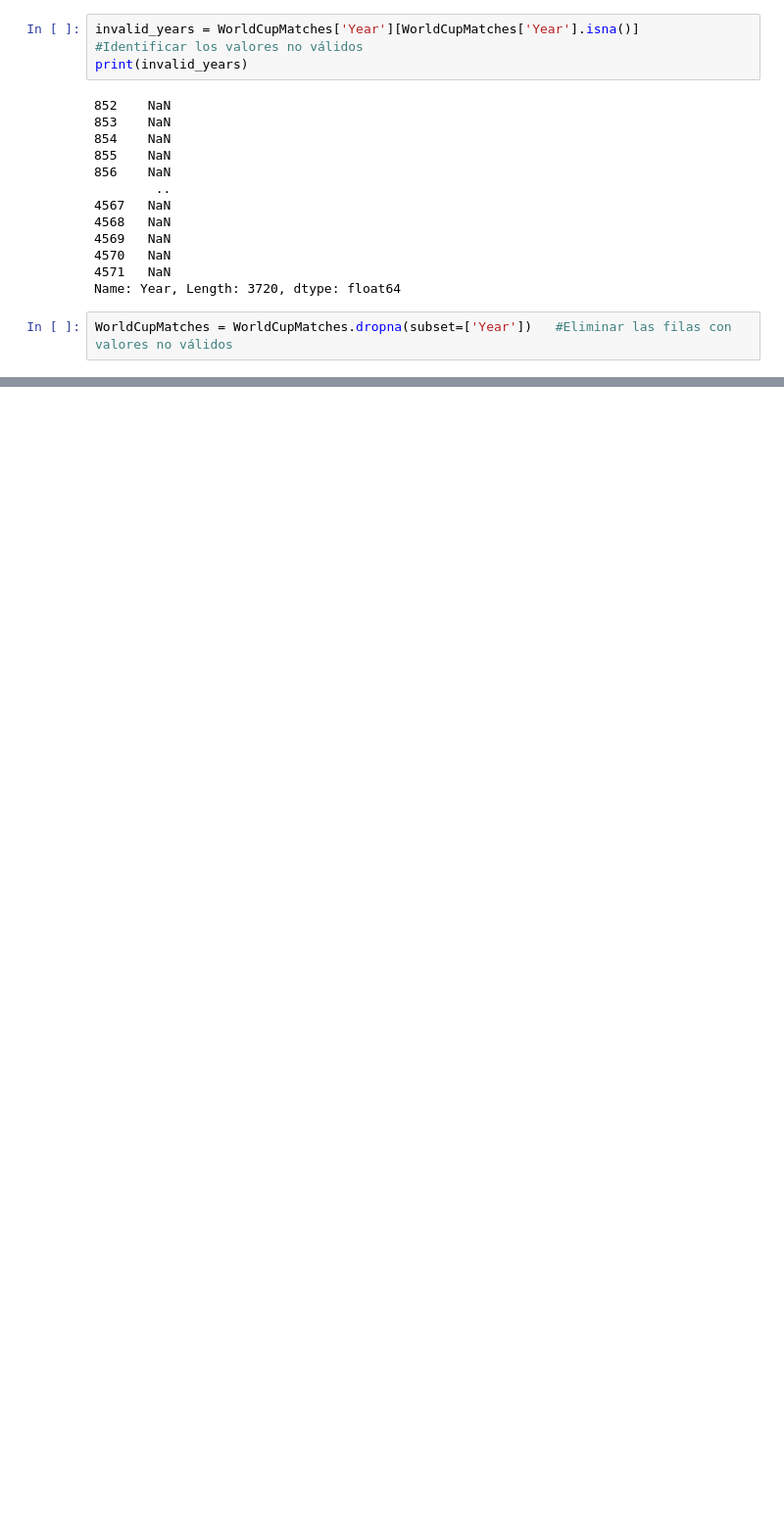
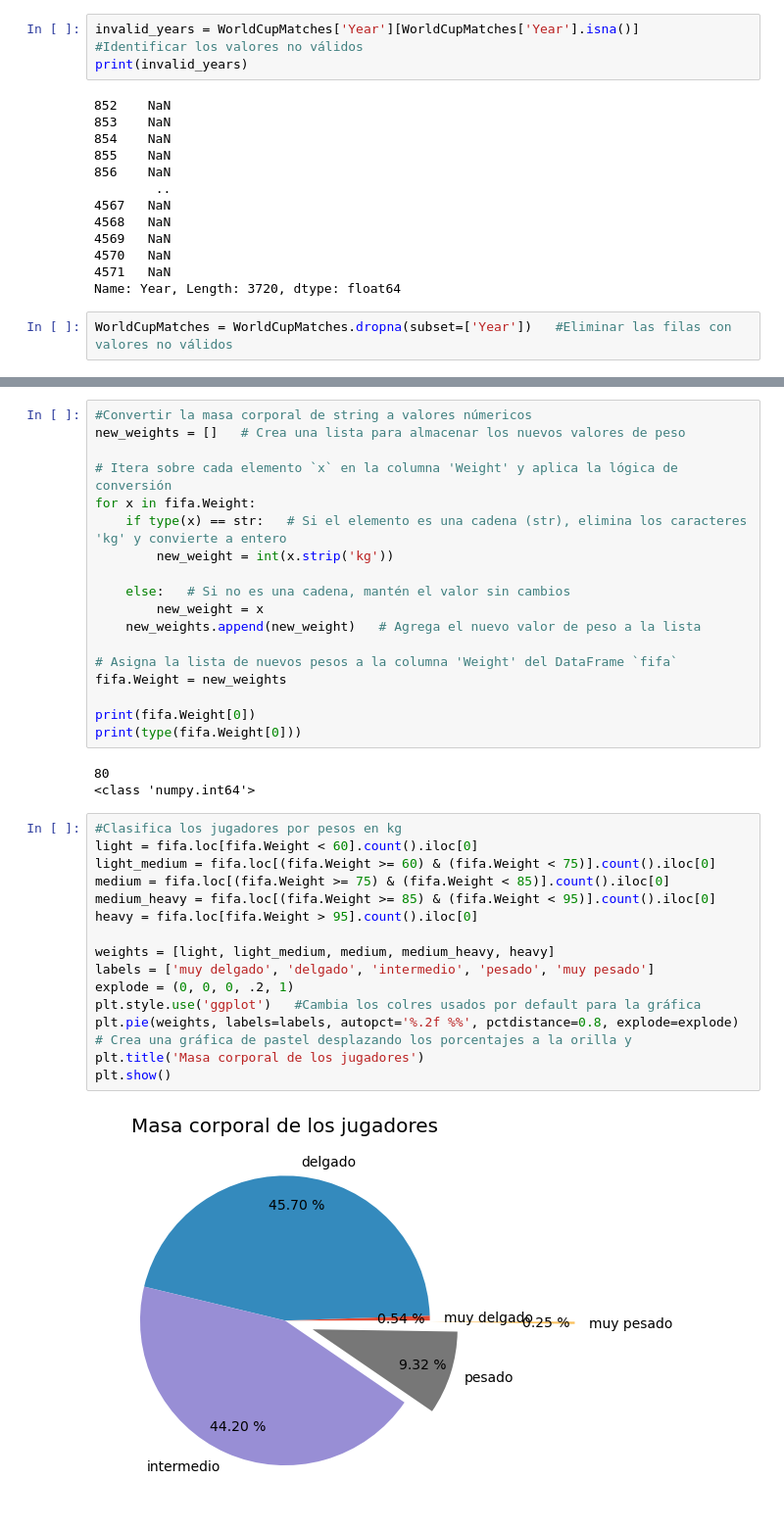
Before and after one commit to Detective-Ryuzak1/Machine-Learnig-examples, a Jupyter notebook: MatplotLib/Matplotlib.ipynb, the cells around one changed output, grey strips where cells are left out. Shown at 98% size. Drawn from its saved outputs; the diff is of its cells as text; blank space fills up the shorter version.

```diff
--- a/MatplotLib/Matplotlib.ipynb
+++ b/MatplotLib/Matplotlib.ipynb
@@ -109,0 +187,38 @@ plt.show()
+# %%
+#Convertir la masa corporal de string a valores númericos
+new_weights = []   # Crea una lista para almacenar los nuevos valores de peso
+
+# Itera sobre cada elemento `x` en la columna 'Weight' y aplica la lógica de conversión
+for x in fifa.Weight:
+    if type(x) == str:   # Si el elemento es una cadena (str), elimina los caracteres 'kg' y convierte a entero
+        new_weight = int(x.strip('kg'))
+
+    else:   # Si no es una cadena, mantén el valor sin cambios
+        new_weight = x
+    new_weights.append(new_weight)   # Agrega el nuevo valor de peso a la lista
+
+# Asigna la lista de nuevos pesos a la columna 'Weight' del DataFrame `fifa`
+fifa.Weight = new_weights
+
+print(fifa.Weight[0])
+print(type(fifa.Weight[0]))
+# %% [output]
+80
+<class 'numpy.int64'>
+# %%
+#Clasifica los jugadores por pesos en kg
+light = fifa.loc[fifa.Weight < 60].count().iloc[0]
+light_medium = fifa.loc[(fifa.Weight >= 60) & (fifa.Weight < 75)].count().iloc[0]
+medium = fifa.loc[(fifa.Weight >= 75) & (fifa.Weight < 85)].count().iloc[0]
+medium_heavy = fifa.loc[(fifa.Weight >= 85) & (fifa.Weight < 95)].count().iloc[0]
+heavy = fifa.loc[fifa.Weight > 95].count().iloc[0]
+
+weights = [light, light_medium, medium, medium_heavy, heavy]
+labels = ['muy delgado', 'delgado', 'intermedio', 'pesado', 'muy pesado']
+explode = (0, 0, 0, .2, 1)
+plt.style.use('ggplot')   #Cambia los colres usados por default para la gráfica
+plt.pie(weights, labels=labels, autopct='%.2f %%', pctdistance=0.8, explode=explode)   # Crea una gráfica de pastel desplazando los porcentajes a la orilla y
+plt.title('Masa corporal de los jugadores')
+plt.show()
+# %% [output]
+[figure, added]
```
Also changed, not shown: parts of 14 cells of this notebook, 1 other file.
